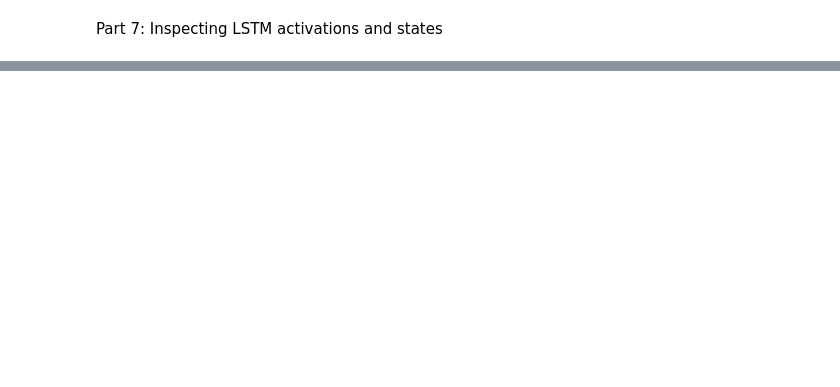
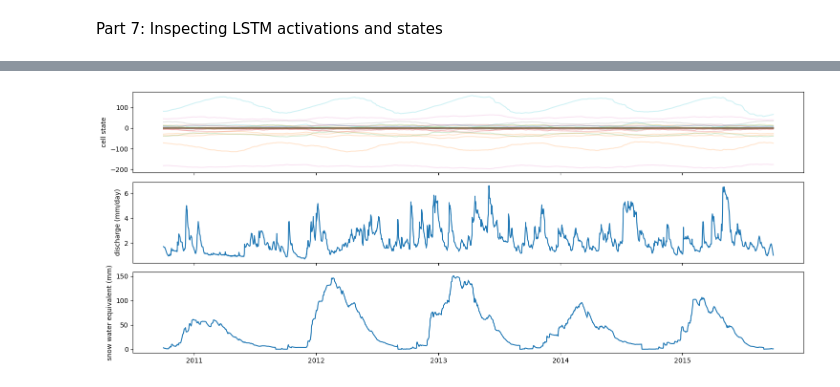
Before and after one commit to sanikabaste/Hy2DL, a Jupyter notebook: Hy2DL/experiments/LSTM_CAMELS_CH_inspection.ipynb, the cells around one changed output, grey strips where cells are left out. Saved outputs shown, nothing was run; the diff lists cells and outputs as text; code cells hidden in the pictures; blank space fills up the shorter version.

```diff
--- a/Hy2DL/experiments/LSTM_CAMELS_CH_inspection.ipynb
+++ b/Hy2DL/experiments/LSTM_CAMELS_CH_inspection.ipynb
@@ -415,6 +358,7 @@ with open(path_save_folder+"/test_results_select.pickle", "wb") as f:
 # testing customLSTM
 
 lstm_model_inspect.eval()
+inspect_results_states = {}
 inspect_results = {}
 
 with torch.no_grad():
@@ -429,13 +373,13 @@ with torch.no_grad():
 
         for sample in loader:
             # using customLSTM
-            print(sample["x_lstm"].shape)
             pred_inspect  = lstm_model_inspect(sample["x_lstm"].transpose(0, 1).to(device))
 
             y_sim = pred_inspect["y_hat"]* dataset.scaler["y_std"].to(device) + dataset.scaler["y_mean"].to(device)
 
             # join results in a dataframe and store them in a dictionary (is easier to plot later)
             df = pd.DataFrame({"y_obs": sample["y_obs"].flatten().cpu().detach(),
+                               "y_hat": pred_inspect["y_hat"].flatten().cpu().detach(),
                                 "y_sim": y_sim.flatten().cpu().detach()},
                                 index=pd.to_datetime(sample["date"]))
 
@@ -454,11 +398,16 @@ with torch.no_grad():
             del pred_inspect
             torch.cuda.empty_cache()
 
-        inspect_results[basin] = inspectmodel_output
-        del inspectmodel_output
+        inspect_results_states[basin] = inspectmodel_output
+        inspect_results[basin] = df_ts
+
+        del inspectmodel_output, df_ts
         print('Testing using CustomLSTM complete for ' + str(basin))
 
 # Save results as a pickle file
-with open(path_save_folder+"/test_results_inspection.pickle", "wb") as f:
-   pickle.dump(inspect_results, f)
+with open(path_save_folder+"/inspect_results_states.pickle", "wb") as f:
+   pickle.dump(inspect_results_states, f)
+
+with open(path_save_folder+"/inspect_results.pickle", "wb") as f:
+    pickle.dump(inspect_results, f)
 # %% [output]
@@ -472,6 +430,6 @@ with open(path_save_folder+"/test_results.pickle", "rb") as f:
 # %%
-with open(path_save_folder+"/test_results_inspection.pickle", "rb") as f:
-   inspect_results = pickle.load(f)
+# with open(path_save_folder+"/test_results_inspection.pickle", "rb") as f:
+#    inspect_results = pickle.load(f)
 # %%
 # Loss testing
 loss_testing = nse(df_results=test_results, average=False)
@@ -528,18 +490,34 @@ plt.show()
 # %%
 # Concatenate all batches into one tensor that contains the final time step of each sample.
 # basin to analyse = 2386
 
-inspectmodel_output = inspect_results[basin_to_analyze]
-cell_states = torch.cat([out['c_n'][:, -1, :] for out in inspectmodel_output], dim=0).numpy()
+inspectmodel_states = inspect_results_states[basin_to_analyze]
+cell_states = torch.cat([out['c_n'][:, -1, :] for out in inspectmodel_states], dim=0).numpy()
 
 # Load the forcings input for the corresponding date range
 date_range = pd.date_range(testing_period[0], testing_period[1], freq='1D')
 
 # loading input data
 from pathlib import Path
 path_timeseries = Path(path_data) / 'timeseries' / 'observation_based' / f'CAMELS_CH_obs_based_{basin_to_analyze}.csv'
 # load time series
 df = pd.read_csv(path_timeseries)
 df = df.set_index('date')
 df.index = pd.to_datetime(df.index, format="%Y-%m-%d")
 swe = df['swe(mm)'][date_range]
+q = df['discharge_spec(mm/d)'][date_range]
+
+fig, (ax, ax1, ax2) = plt.subplots(3, 1, figsize=(15, 6), sharex=True)
+
+ax2.plot(date_range, swe)
+ax1.plot(date_range, q)
+ax.plot(date_range, cell_states, alpha=.2)
+
+ax.set_ylabel('cell state')
+ax1.set_ylabel('discharge (mm/day)')
+ax2.set_ylabel('snow water equivalent (mm)')
+
+plt.tight_layout()
+plt.show()
+# %% [output]
+[figure, added]
```
Also changed, not shown: parts of 16 cells of this notebook.
